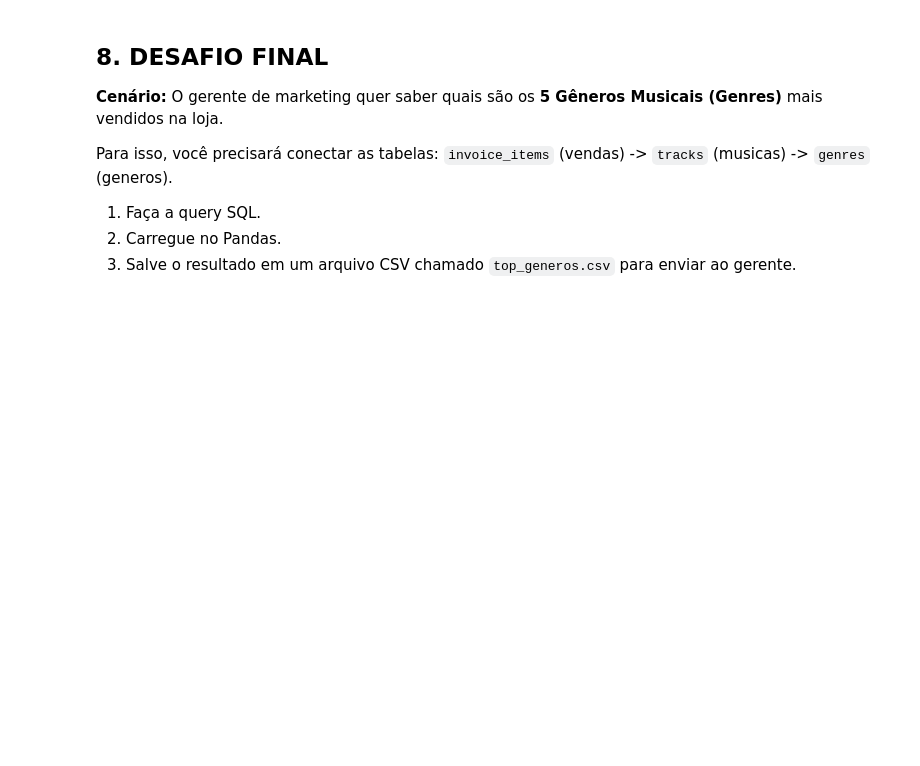
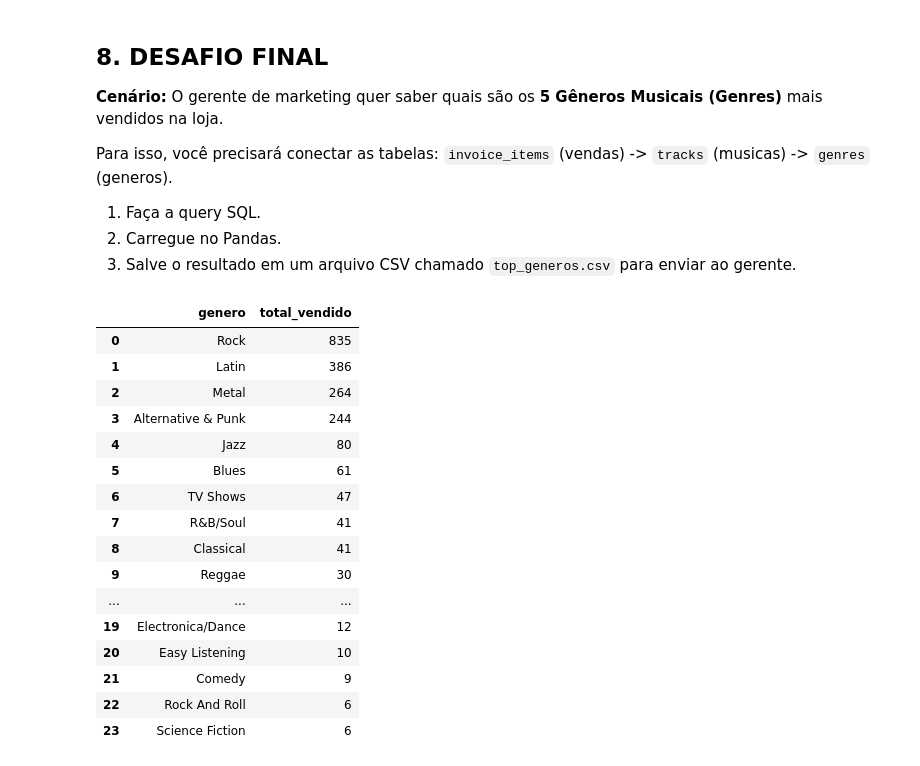
Before and after one commit to Milton2330/data-extraction-course, a Jupyter notebook: notebooks/lab_02_sql_extraction.ipynb, the cells around one changed output. Saved outputs shown, nothing was run; the diff lists cells and outputs as text; code cells hidden in the pictures; blank space fills up the shorter version.

```diff
--- a/notebooks/lab_02_sql_extraction.ipynb
+++ b/notebooks/lab_02_sql_extraction.ipynb
@@ -188,0 +222,35 @@ Para isso, você precisará conectar as tabelas:
+# %%
+# SELECT t1.coluna, t2.coluna
+# FROM tabela1 t1
+# JOIN tabela2 t2 ON t1.id = t2.id
+
+query_generos_mais_vendidos = """
+SELECT
+    g.Name AS genero,
+    SUM(il.Quantity) AS total_vendido
+FROM InvoiceLine il
+JOIN Track t ON il.TrackId = t.TrackId
+JOIN Genre g ON t.GenreId = g.GenreId
+GROUP BY g.GenreId, g.Name
+ORDER BY total_vendido DESC
+"""
+df_generos_mais_vendidos = pd.read_sql(query_generos_mais_vendidos, engine)
+df_generos_mais_vendidos
+# %% [output]
+|  | genero | total_vendido |
+| 0 | Rock | 835 |
+| 1 | Latin | 386 |
+| 2 | Metal | 264 |
+| 3 | Alternative & Punk | 244 |
+| 4 | Jazz | 80 |
+| 5 | Blues | 61 |
+| 6 | TV Shows | 47 |
+| 7 | R&B/Soul | 41 |
+| 8 | Classical | 41 |
+| 9 | Reggae | 30 |
+| ... | ... | ... |
+| 19 | Electronica/Dance | 12 |
+| 20 | Easy Listening | 10 |
+| 21 | Comedy | 9 |
+| 22 | Rock And Roll | 6 |
+| 23 | Science Fiction | 6 |
```
Also changed, not shown: parts of 4 cells of this notebook.
